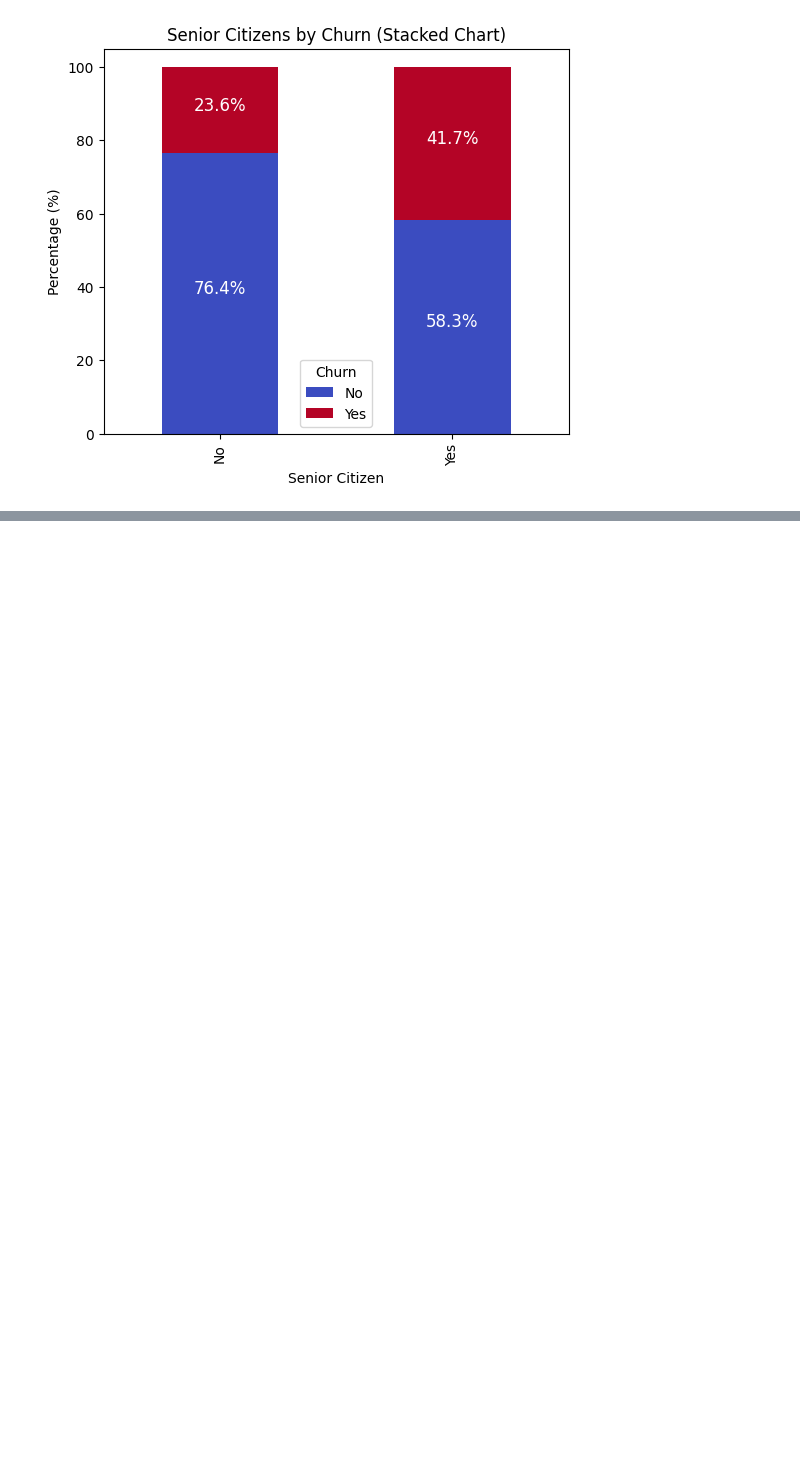
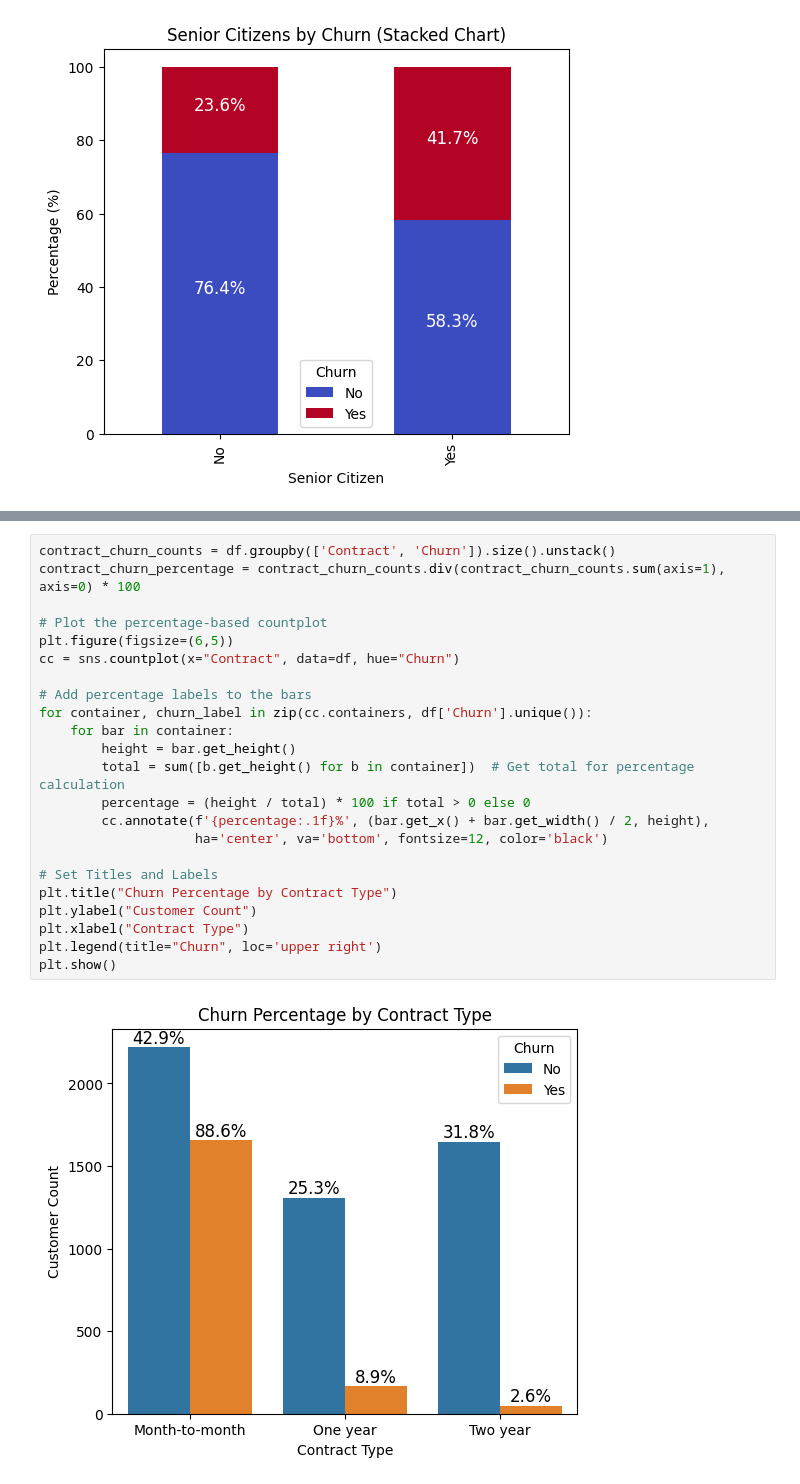
Before and after one commit to rahuldasdasari/Telco_Customer-Churn-Analysis, a Jupyter notebook: Telco_customer.ipynb, the cells around one changed output, grey strips where cells are left out. Drawn from its saved outputs; the diff is of its cells as text; blank space fills up the shorter version.

```diff
--- a/Telco_customer.ipynb
+++ b/Telco_customer.ipynb
@@ -193,0 +220,25 @@ plt.show()
+# %%
+contract_churn_counts = df.groupby(['Contract', 'Churn']).size().unstack()
+contract_churn_percentage = contract_churn_counts.div(contract_churn_counts.sum(axis=1), axis=0) * 100
+
+# Plot the percentage-based countplot
+plt.figure(figsize=(6,5))
+cc = sns.countplot(x="Contract", data=df, hue="Churn")
+
+# Add percentage labels to the bars
+for container, churn_label in zip(cc.containers, df['Churn'].unique()):
+    for bar in container:
+        height = bar.get_height()
+        total = sum([b.get_height() for b in container])  # Get total for percentage calculation
+        percentage = (height / total) * 100 if total > 0 else 0
+        cc.annotate(f'{percentage:.1f}%', (bar.get_x() + bar.get_width() / 2, height),
+                    ha='center', va='bottom', fontsize=12, color='black')
+
+# Set Titles and Labels
+plt.title("Churn Percentage by Contract Type")
+plt.ylabel("Customer Count")
+plt.xlabel("Contract Type")
+plt.legend(title="Churn", loc='upper right')
+plt.show()
+# %% [output]
+[figure, added]
```
Also changed, not shown: parts of 14 cells of this notebook.
